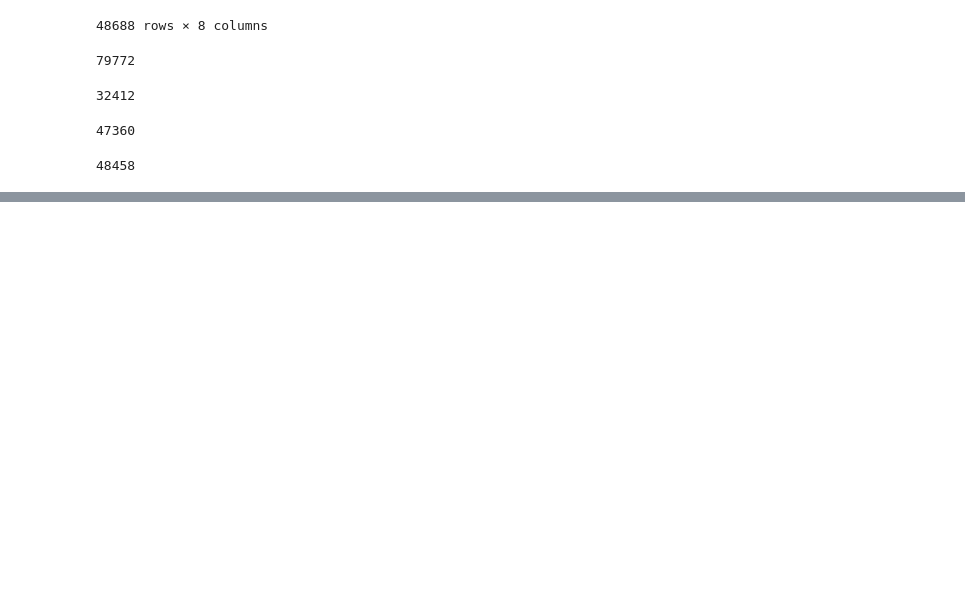
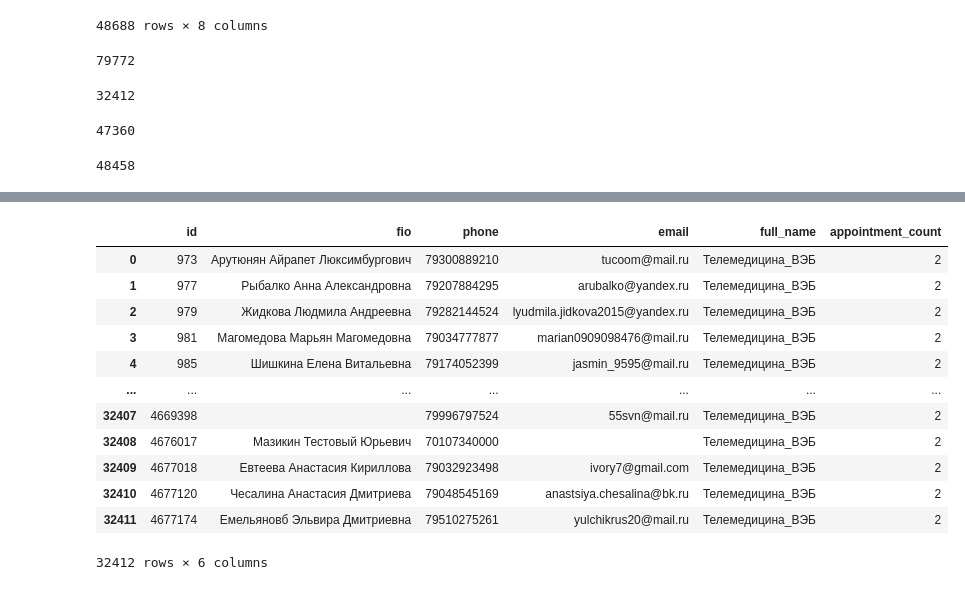
Before and after one commit to YAKOROLEVAZAMKA/test, a Jupyter notebook: NEW-WEB.ipynb, the cells around one changed output, grey strips where cells are left out. Saved outputs shown, nothing was run; the diff lists cells and outputs as text; code cells hidden in the pictures; blank space fills up the shorter version.

```diff
--- a/NEW-WEB.ipynb
+++ b/NEW-WEB.ipynb
@@ -197,0 +222,16 @@ len(corr.id)
+# %%
+corr_users
+# %% [output]
+|  | id | fio | phone | email | full_name | appointment_count |
+| 0 | 973 | Арутюнян Айрапет Люксимбургович | 79300889210 | tucoom@mail.ru | Телемедицина_ВЭБ | 2 |
+| 1 | 977 | Рыбалко Анна Александровна | 79207884295 | arubalko@yandex.ru | Телемедицина_ВЭБ | 2 |
+| 2 | 979 | Жидкова Людмила Андреевна | 79282144524 | lyudmila.jidkova2015@yandex.ru | Телемедицина_ВЭБ | 2 |
+| 3 | 981 | Магомедова Марьян Магомедовна | 79034777877 | marian0909098476@mail.ru | Телемедицина_ВЭБ | 2 |
+| 4 | 985 | Шишкина Елена Витальевна | 79174052399 | jasmin_9595@mail.ru | Телемедицина_ВЭБ | 2 |
+| ... | ... | ... | ... | ... | ... | ... |
+| 32407 | 4669398 |  | 79996797524 | 55svn@mail.ru | Телемедицина_ВЭБ | 2 |
+| 32408 | 4676017 | Мазикин Тестовый Юрьевич | 70107340000 |  | Телемедицина_ВЭБ | 2 |
+| 32409 | 4677018 | Евтеева Анастасия Кириллова | 79032923498 | ivory7@gmail.com | Телемедицина_ВЭБ | 2 |
+| 32410 | 4677120 | Чесалина Анастасия Дмитриева | 79048545169 | anastsiya.chesalina@bk.ru | Телемедицина_ВЭБ | 2 |
+| 32411 | 4677174 | Емельяновб Эльвира Дмитриевна | 79510275261 | yulchikrus20@mail.ru | Телемедицина_ВЭБ | 2 |
+32412 rows × 6 columns
```
Also changed, not shown: parts of 5 cells of this notebook.
